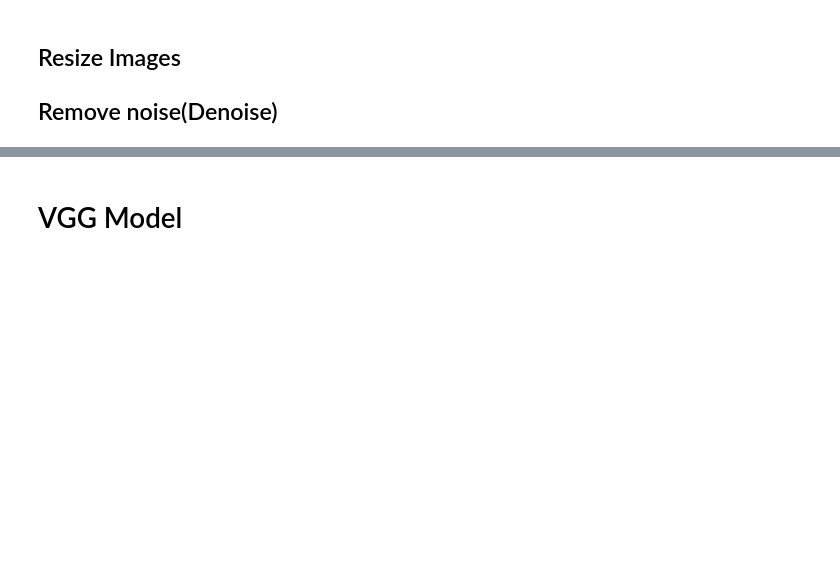
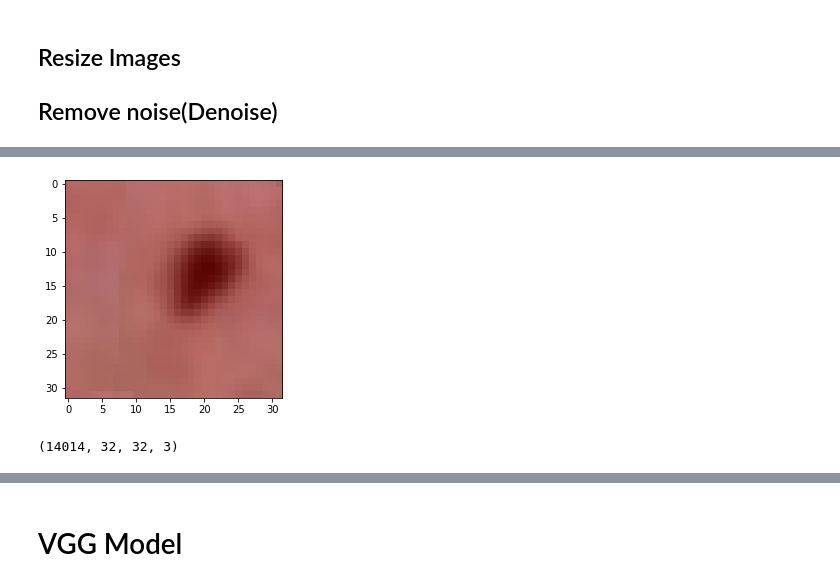
Before and after one commit to zahrasalarian/Artificial-Intelligence-in-Medicine-Projects, a Jupyter notebook: p3/main_p3.ipynb, the cells around one changed output, grey strips where cells are left out. Saved outputs shown, nothing was run; the diff lists cells and outputs as text; code cells hidden in the pictures; blank space fills up the shorter version.

```diff
--- a/p3/main_p3.ipynb
+++ b/p3/main_p3.ipynb
@@ -123,0 +123,27 @@ data['val_images'][6].shape
+# %%
+datagen = ImageDataGenerator(
+    rotation_range=30,
+    width_shift_range=10,
+    height_shift_range=10,
+    brightness_range=(0.3, 1.8),
+    shear_range=5,
+    zoom_range=0.2,
+    fill_mode = 'wrap',
+    horizontal_flip = True,
+    validation_split=0.2,
+)
+# %%
+image = data['val_images'][0].reshape((-1,) + data['val_images'][0].shape)
+train_gen = datagen.flow(image, [0], batch_size=1, shuffle=False)
+X, y = train_gen.next()
+plt.imshow(X[0].astype(np.uint8))
+
+train_imgs, train_labels = [], []
+for image, label in zip(data['train_images'], data['train_labels']):
+  image = image.reshape((-1,) + image.shape)
+  rain_gen = datagen.flow(image, [0], batch_size=1, shuffle=False)
+  X, y = train_gen.next()
+  train_imgs.append(X[0].astype(np.uint8))
+  train_labels.append(label)
+# %% [output]
+[figure, added]
@@ -123,0 +153,4 @@ data['val_images'][6].shape
+# %%
+data['train_images'].shape
+# %% [output]
+(14014, 32, 32, 3)
```
Also changed, not shown: parts of 29 cells of this notebook.
